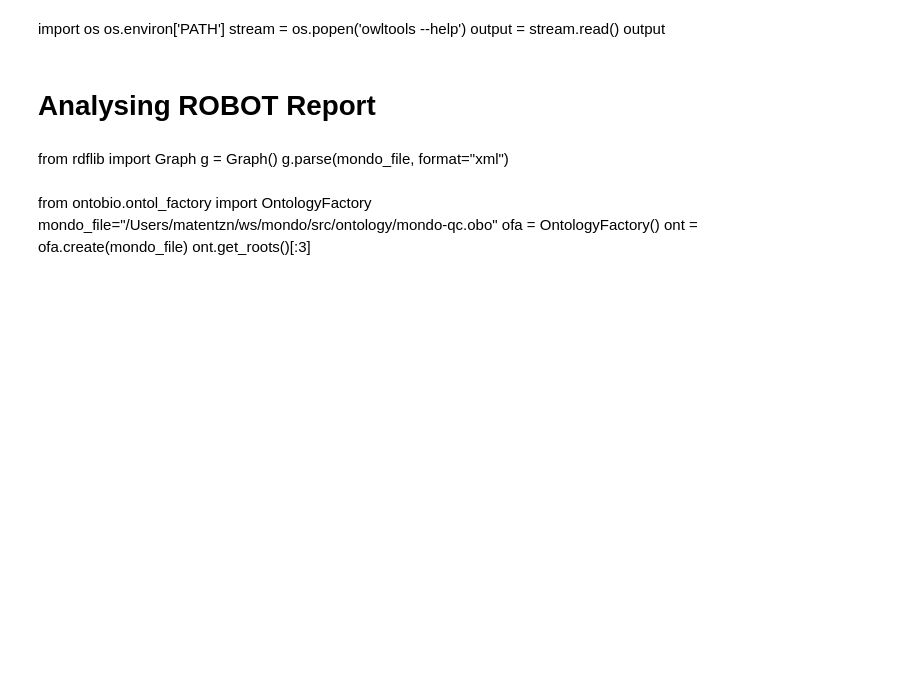
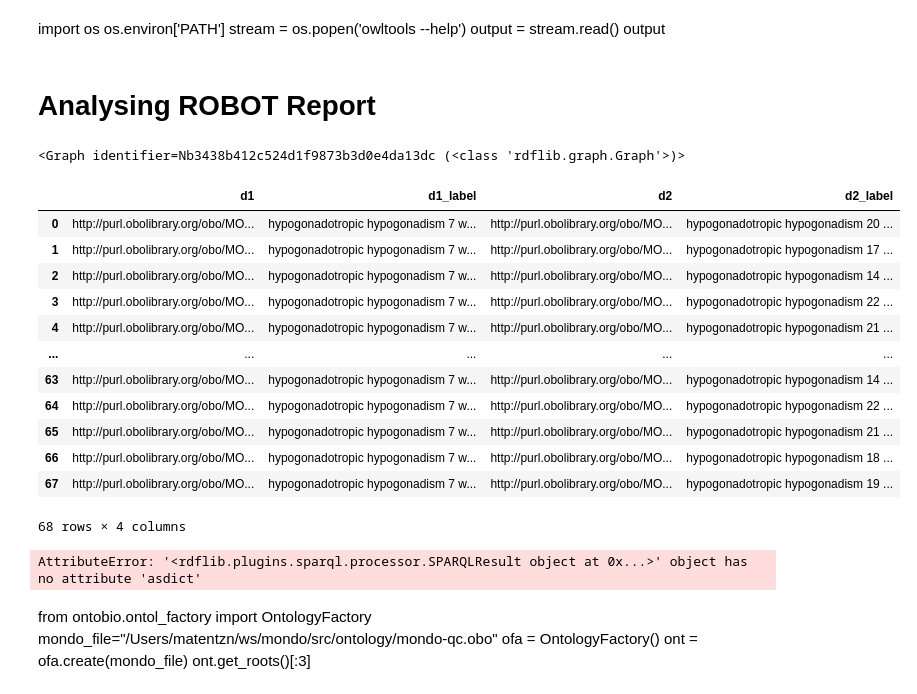
Before and after one commit to monarch-initiative/mondo, a Jupyter notebook: src/ontology/reports/QC explorer.ipynb, the cells around one changed output. Cells and saved outputs as stored; diff of their text form; code cells hidden in the pictures; blank space fills up the shorter version.

```diff
--- a/src/ontology/reports/QC explorer.ipynb
+++ b/src/ontology/reports/QC explorer.ipynb
@@ -9,10 +9,61 @@ import pandas as pd
 # use ontobio!!
 # %% [markdown]
 # Analysing ROBOT Report
-# %% [markdown]
-from rdflib import Graph
-g = Graph()
-g.parse(mondo_file, format="xml")
+# %%
+from rdflib import Graph
+from urllib.request import urlopen
+
+mondo="http://purl.obolibrary.org/obo/mondo.owl"
+g = Graph()
+g.parse(mondo, format="xml")
+# %% [output]
+<Graph identifier=Nb3438b412c524d1f9873b3d0e4da13dc (<class 'rdflib.graph.Graph'>)>
+# %%
+#sparql_dir="https://raw.githubusercontent.com/monarch-initiative/mondo/no-subclass-between-genetic-disease/src/sparql/"
+
+sparql_dir="https://raw.githubusercontent.com/monarch-initiative/mondo/no-subclass-between-genetic-disease/src/sparql/"
+
+def load_from_uri(uri):
+    query = urlopen(sparql_iri).read().decode('utf-8')
+    return query
+
+def load_from_local_file(file_path)
+
+
+def query(o,iri):
+
+    qres = g.query(query)
+    values=[]
+    header=[]
+    for row in qres:
+        d = row.asdict()
+        if not header:
+            header = d.keys()
+        values.append(d.values())
+    df = pd.DataFrame(values, columns =header)
+    return df
+
+
+sparql_iri = "no-subclass-between-genetic-disease-warning.sparql"
+query(g,sparql_iri)
+# %% [output]
+|  | d1 | d1_label | d2 | d2_label |
+| 0 | http://purl.obolibrary.org/obo/MO... | hypogonadotropic hypogonadism 7 w... | http://purl.obolibrary.org/obo/MO... | hypogonadotropic hypogonadism 20 ... |
+| 1 | http://purl.obolibrary.org/obo/MO... | hypogonadotropic hypogonadism 7 w... | http://purl.obolibrary.org/obo/MO... | hypogonadotropic hypogonadism 17 ... |
+| 2 | http://purl.obolibrary.org/obo/MO... | hypogonadotropic hypogonadism 7 w... | http://purl.obolibrary.org/obo/MO... | hypogonadotropic hypogonadism 14 ... |
+| 3 | http://purl.obolibrary.org/obo/MO... | hypogonadotropic hypogonadism 7 w... | http://purl.obolibrary.org/obo/MO... | hypogonadotropic hypogonadism 22 ... |
+| 4 | http://purl.obolibrary.org/obo/MO... | hypogonadotropic hypogonadism 7 w... | http://purl.obolibrary.org/obo/MO... | hypogonadotropic hypogonadism 21 ... |
+| ... | ... | ... | ... | ... |
+| 63 | http://purl.obolibrary.org/obo/MO... | hypogonadotropic hypogonadism 7 w... | http://purl.obolibrary.org/obo/MO... | hypogonadotropic hypogonadism 14 ... |
+| 64 | http://purl.obolibrary.org/obo/MO... | hypogonadotropic hypogonadism 7 w... | http://purl.obolibrary.org/obo/MO... | hypogonadotropic hypogonadism 22 ... |
+| 65 | http://purl.obolibrary.org/obo/MO... | hypogonadotropic hypogonadism 7 w... | http://purl.obolibrary.org/obo/MO... | hypogonadotropic hypogonadism 21 ... |
+| 66 | http://purl.obolibrary.org/obo/MO... | hypogonadotropic hypogonadism 7 w... | http://purl.obolibrary.org/obo/MO... | hypogonadotropic hypogonadism 18 ... |
+| 67 | http://purl.obolibrary.org/obo/MO... | hypogonadotropic hypogonadism 7 w... | http://purl.obolibrary.org/obo/MO... | hypogonadotropic hypogonadism 19 ... |
+68 rows × 4 columns
+# %%
+qres.asdict()
+# %% [output]
+AttributeError: '<rdflib.plugins.sparql.processor.SPARQLResult object at 0x...>' object has no attribute 'asdict'
 # %% [markdown]
 from ontobio.ontol_factory import OntologyFactory
 mondo_file="/Users/matentzn/ws/mondo/src/ontology/mondo-qc.obo"
```
